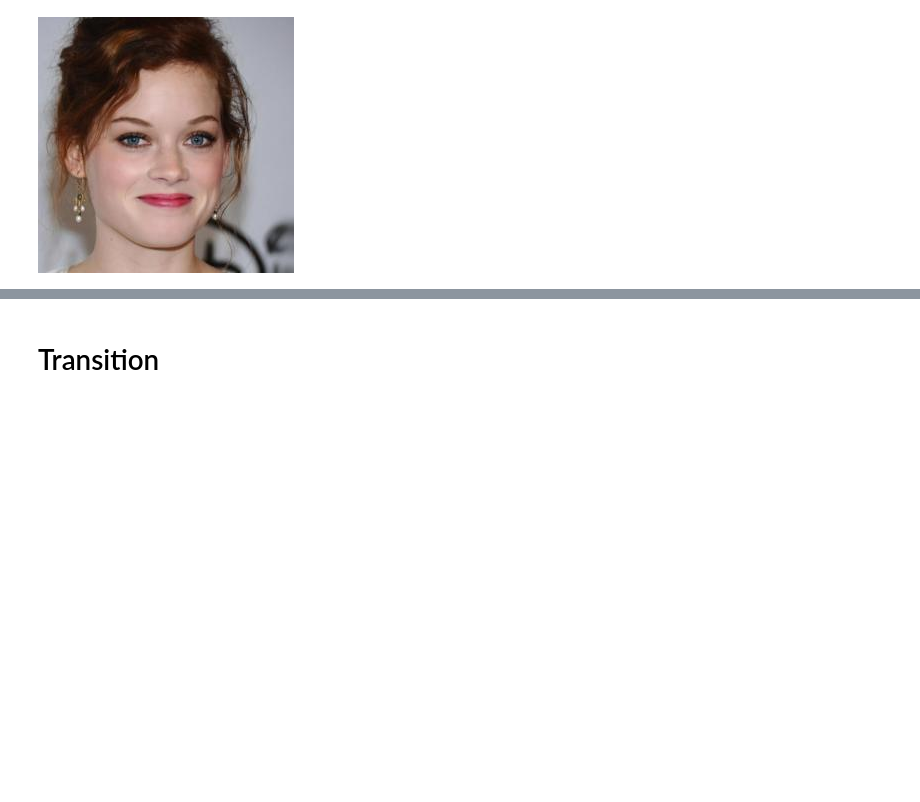
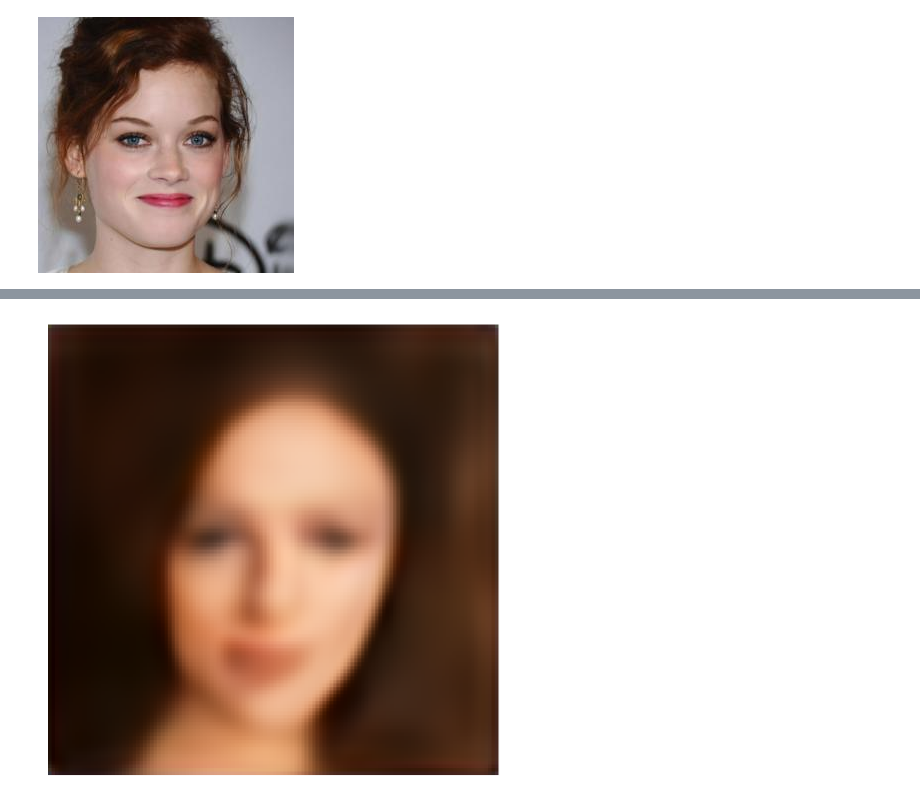
Before and after one commit to artmerinov/VAE, a Jupyter notebook: vae_celeba.ipynb, the cells around one changed output, grey strips where cells are left out. Drawn from its saved outputs; the diff is of its cells as text; code cells hidden in the pictures; blank space fills up the shorter version.

```diff
--- a/vae_celeba.ipynb
+++ b/vae_celeba.ipynb
@@ -131,21 +137,12 @@ for i in range(10):
-# %% [markdown]
-# Transition
-# %%
-randints = random.sample(range(30_000), 10)
-imgs = [celeba[r] for r in randints]
 # %%
 params = []
 for img in imgs:
-
-    img_inp = img.unsqueeze(0)
-    img_inp = img_inp.to(device)
-
-    mu, log_sd = model.encoder(img_inp)
+    mu, log_sd = model.encoder(img.unsqueeze(0).to(device))
     params.append((mu, log_sd))
 # %%
 eps = torch.randn_like(mu)
 
-STEPS = 20
+STEPS = 30
 
 decoded = []
 for i in range(len(params) - 1):
@@ -167,20 +164,23 @@ for i in range(len(params) - 1):
 
         z = mu + torch.exp(log_sd) * eps
         output = model.decoder(z)
-        output = output.view(3,128,128).permute(1,2,0).cpu().detach().numpy()
+        output = inverse_normalize(output).view(3,128,128).permute(1,2,0).cpu().detach()
         decoded.append(output)
 # %%
 fig, ax = plt.subplots()
+plt.tight_layout(pad=0)
 
 def animate(i):
     ax.clear()
     f = ax.imshow(decoded[i])
     ax.set_xticks([])
     ax.set_yticks([])
     ax.set_xticklabels([])
     ax.set_yticklabels([])
     ax.set_frame_on(False)
     return f
 
 ani = FuncAnimation(fig=fig, func=animate, repeat=True, frames=len(decoded))
-ani.save("animation_celeba.gif", dpi=300, writer=PillowWriter(fps=10))
+ani.save("animation_celeba.gif", dpi=100, writer=PillowWriter(fps=10))
+# %% [output]
+[figure, added]
```
Also changed, not shown: parts of 9 cells of this notebook, 3 other files.
